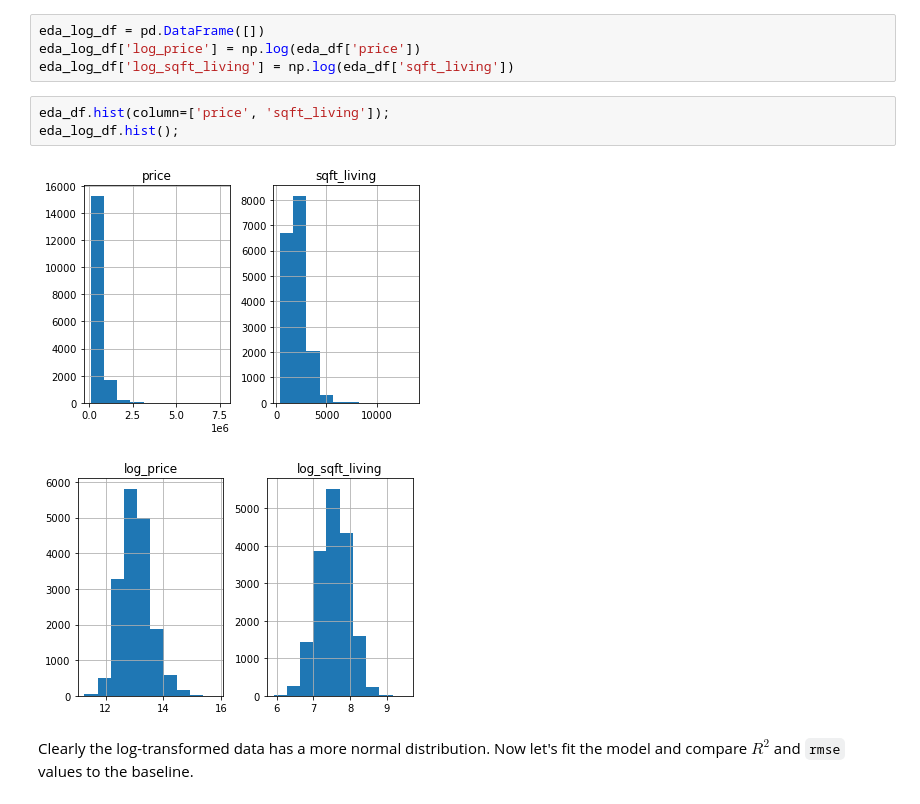
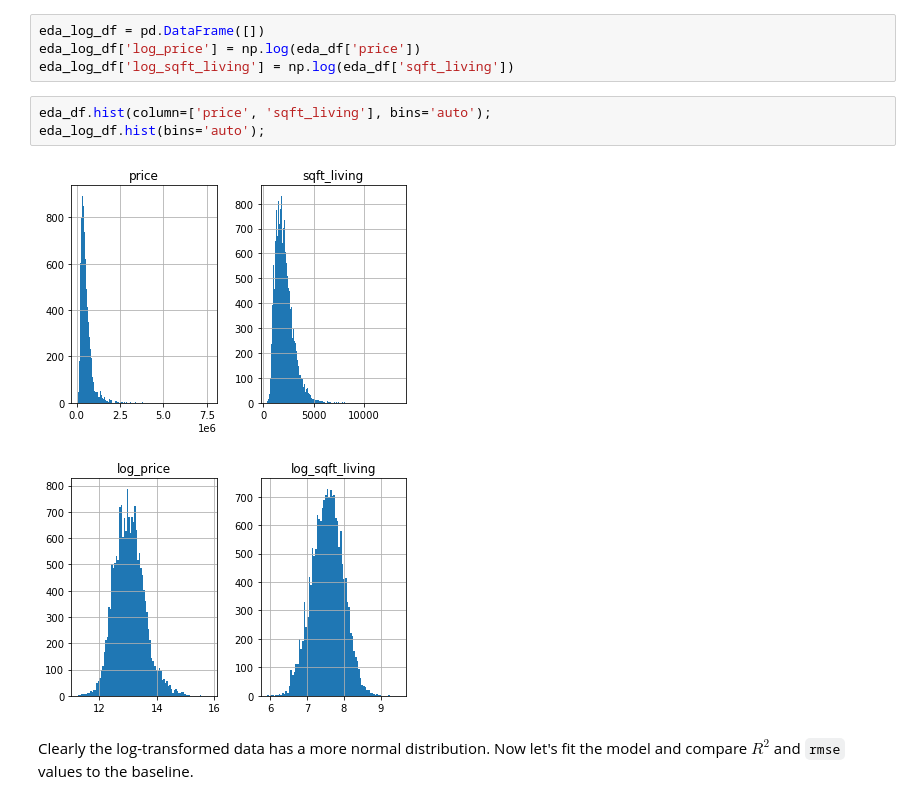
Before and after one commit to jmarkowi/kingcounty, a Jupyter notebook: Markowitz_working_nb.ipynb, the cells around one changed output. Saved outputs shown, nothing was run; the diff lists cells and outputs as text.

```diff
--- a/Markowitz_working_nb.ipynb
+++ b/Markowitz_working_nb.ipynb
@@ -317,11 +328,11 @@ eda_log_df = pd.DataFrame([])
 eda_log_df['log_price'] = np.log(eda_df['price'])
 eda_log_df['log_sqft_living'] = np.log(eda_df['sqft_living'])
 # %%
-eda_df.hist(column=['price', 'sqft_living']);
-eda_log_df.hist();
+eda_df.hist(column=['price', 'sqft_living'], bins='auto');
+eda_log_df.hist(bins='auto');
 # %% [output]
-[figure, old version]
+[figure, new version]
-[figure, old version]
+[figure, new version]
 # %% [markdown]
 Clearly the log-transformed data has a more normal distribution. Now let's fit the model and compare $R^2$ and `rmse` values to the baseline.
 # %%
```
Also changed, not shown: parts of 39 cells of this notebook.
